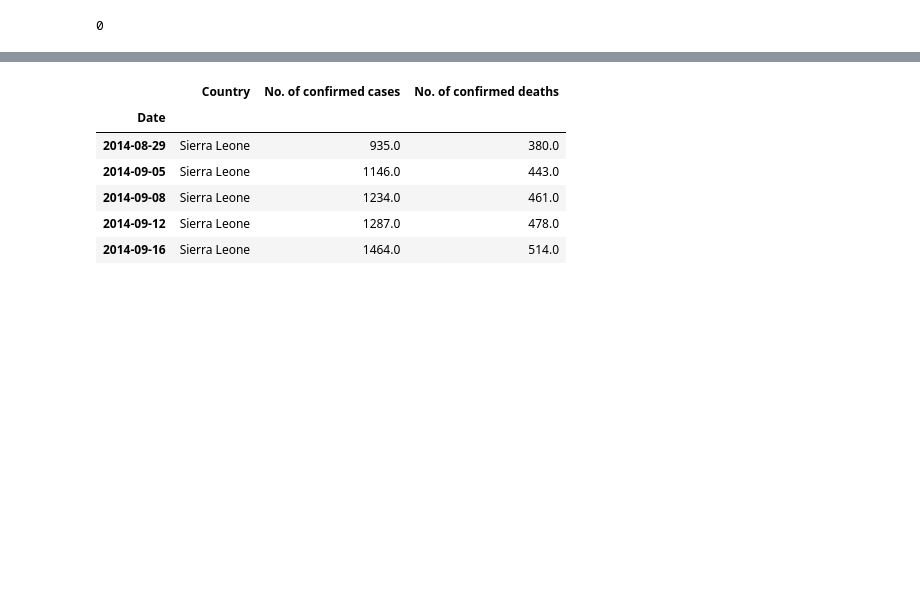
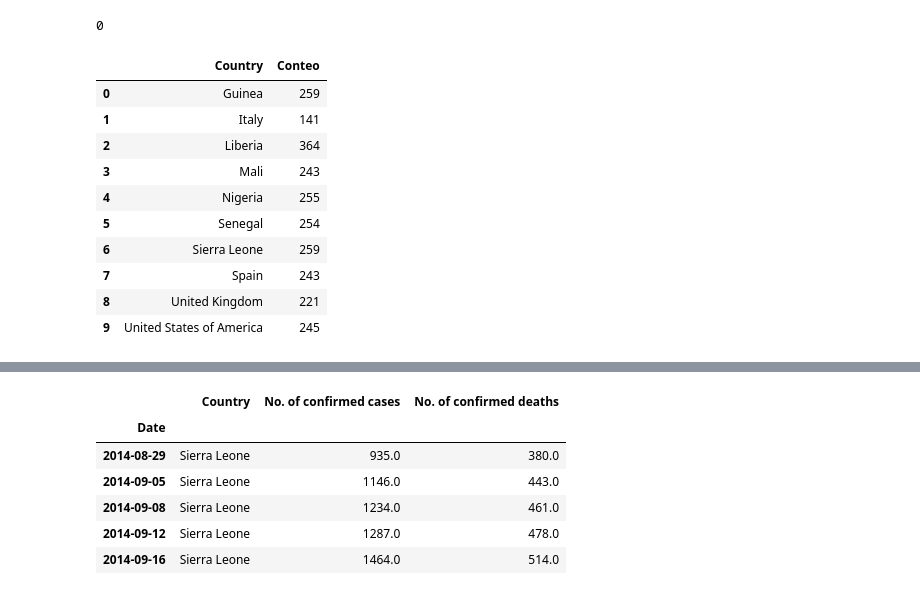
Before and after one commit to seismomat/HerramientasComputacionales, a Jupyter notebook: Pandas_THC.ipynb, the cells around one changed output, grey strips where cells are left out. Drawn from its saved outputs; the diff is of its cells as text; code cells hidden in the pictures; blank space fills up the shorter version.

```diff
--- a/Pandas_THC.ipynb
+++ b/Pandas_THC.ipynb
@@ -69,3 +69,18 @@ dtype: int64
 df['Country'].isin(['Mexico']).sum()
 # %% [output]
 0
+# %%
+conteo=df.groupby('Country').size().reset_index(name='Conteo')
+conteo
+# %% [output]
+|  | Country | Conteo |
+| 0 | Guinea | 259 |
+| 1 | Italy | 141 |
+| 2 | Liberia | 364 |
+| 3 | Mali | 243 |
+| 4 | Nigeria | 255 |
+| 5 | Senegal | 254 |
+| 6 | Sierra Leone | 259 |
+| 7 | Spain | 243 |
+| 8 | United Kingdom | 221 |
+| 9 | United States of America | 245 |
```
Also changed, not shown: parts of 9 cells of this notebook, 2 other files.
